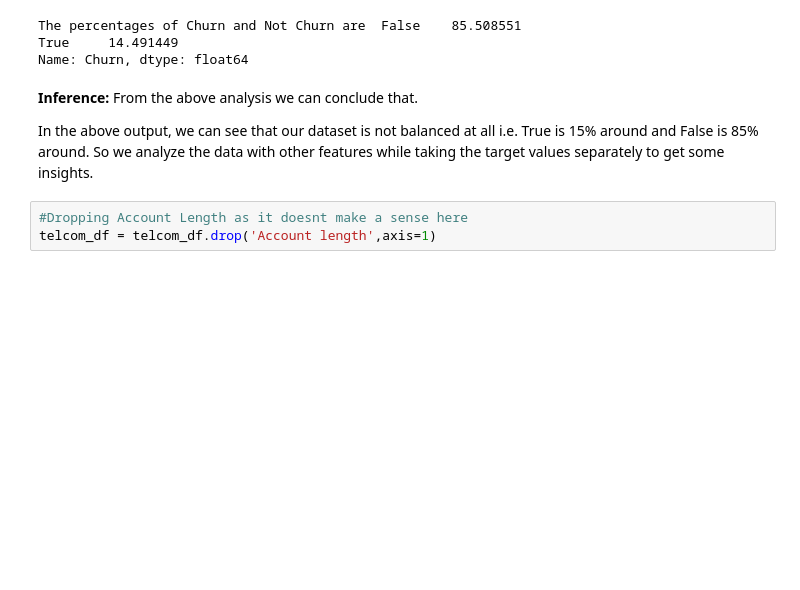
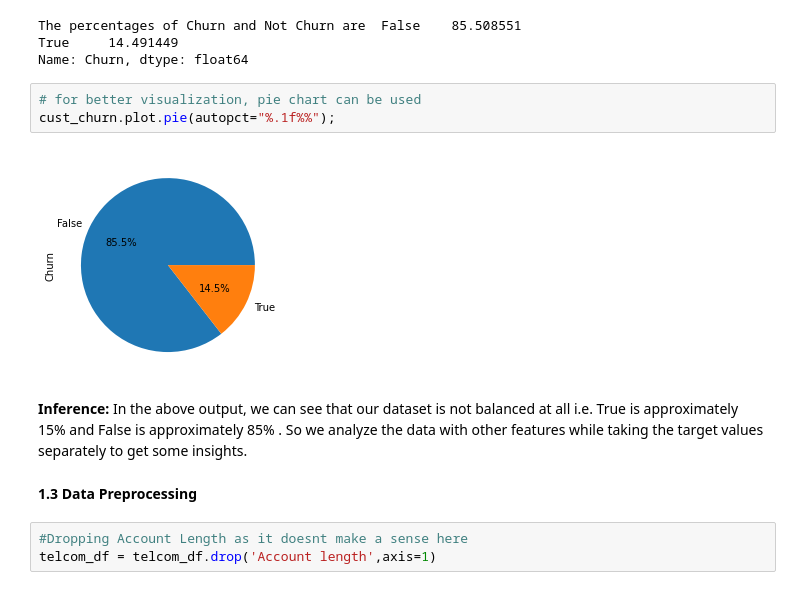
Before and after one commit to mladekar/EDA-Project-Telecom-Churn-Analysis, a Jupyter notebook: Telecom_Churn_Analysis_Capstone_Project.ipynb, the cells around one changed output. Saved outputs shown, nothing was run; the diff lists cells and outputs as text; blank space fills up the shorter version.

```diff
--- a/Telecom_Churn_Analysis_Capstone_Project.ipynb
+++ b/Telecom_Churn_Analysis_Capstone_Project.ipynb
@@ -94,11 +114,16 @@ print("The percentages of Churn and Not Churn are ",100*telcom_df['Churn'].value
 The percentages of Churn and Not Churn are  False    85.508551
 True     14.491449
 Name: Churn, dtype: float64
+# %%
+# for better visualization, pie chart can be used
+cust_churn.plot.pie(autopct="%.1f%%");
+# %% [output]
+[figure, added]
 # %% [markdown]
-**Inference:** From the above analysis we can conclude that.
-
-In the above output, we can see that our dataset is not balanced at all i.e. True is 15% around and False is 85% around.
+**Inference:** In the above output, we can see that our dataset is not balanced at all i.e. True is approximately 15% and False is approximately 85% .
 So we analyze the data with other features while taking the target values separately to get some insights.
+# %% [markdown]
+**1.3 Data Preprocessing**
 # %%
 #Dropping Account Length as it doesnt make a sense here
 telcom_df = telcom_df.drop('Account length',axis=1)
```
Also changed, not shown: parts of 27 cells of this notebook.
